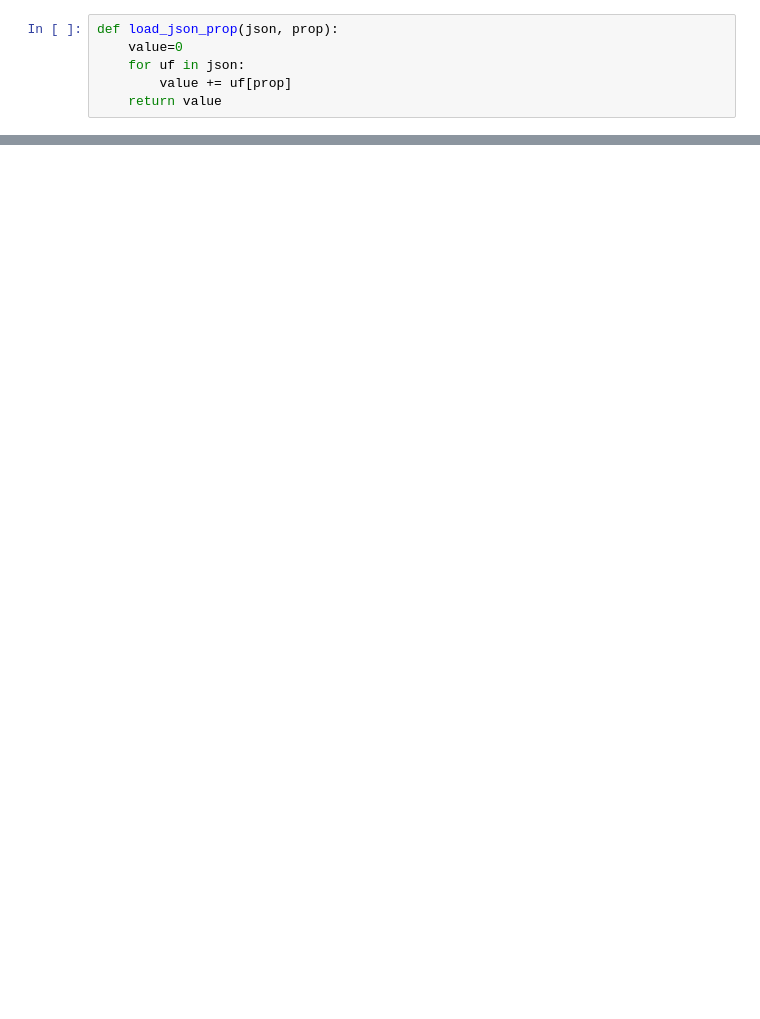
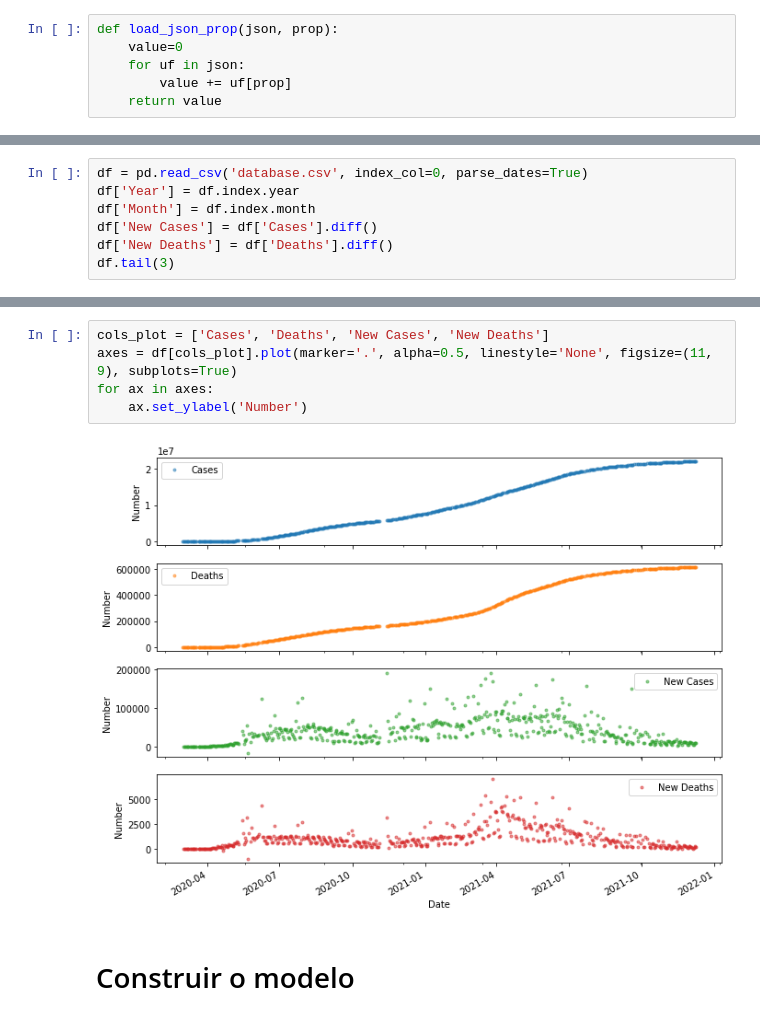
Before and after one commit to erickRochaIP/covid-data, a Jupyter notebook: Casos covid.ipynb, the cells around one changed output, grey strips where cells are left out. Saved outputs shown, nothing was run; the diff lists cells and outputs as text; blank space fills up the shorter version.

```diff
--- a/Casos covid.ipynb
+++ b/Casos covid.ipynb
@@ -100,0 +63,7 @@ result
+# %%
+df = pd.read_csv('database.csv', index_col=0, parse_dates=True)
+df['Year'] = df.index.year
+df['Month'] = df.index.month
+df['New Cases'] = df['Cases'].diff()
+df['New Deaths'] = df['Deaths'].diff()
+df.tail(3)
@@ -100,0 +76,9 @@ result
+# %%
+cols_plot = ['Cases', 'Deaths', 'New Cases', 'New Deaths']
+axes = df[cols_plot].plot(marker='.', alpha=0.5, linestyle='None', figsize=(11, 9), subplots=True)
+for ax in axes:
+    ax.set_ylabel('Number')
+# %% [output]
+[figure, added]
+# %% [markdown]
+# Construir o modelo
```
Also changed, not shown: parts of 17 cells of this notebook, 1 other file.
